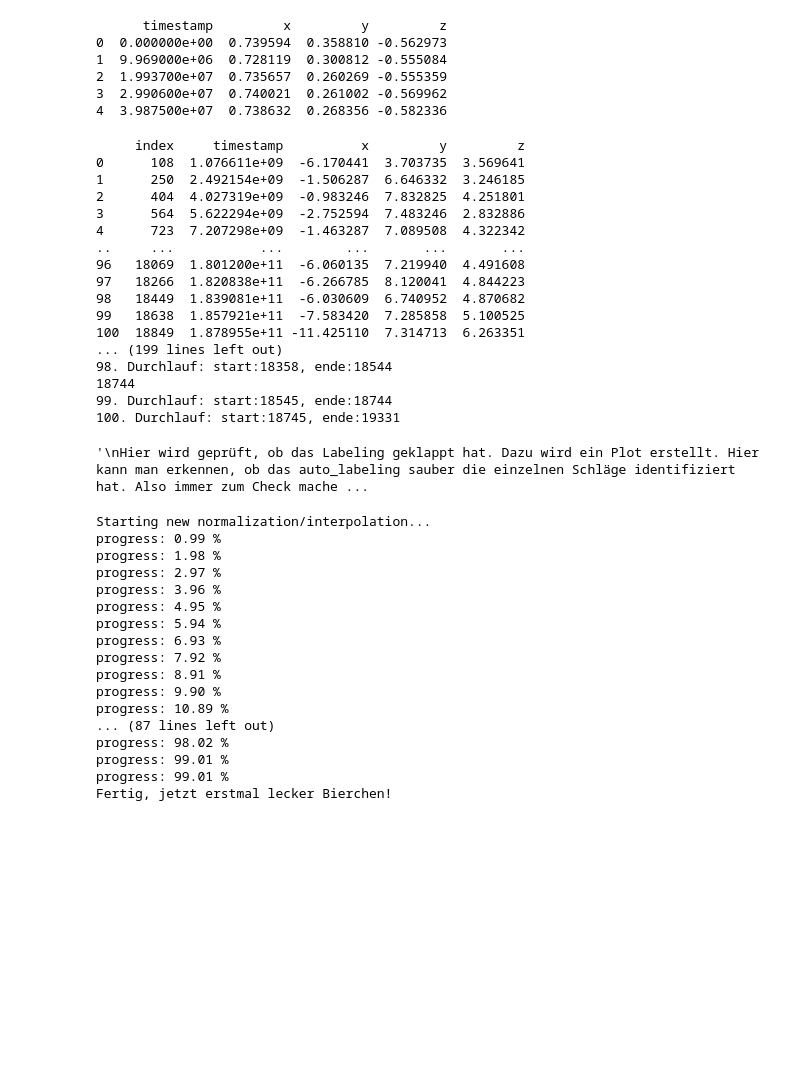
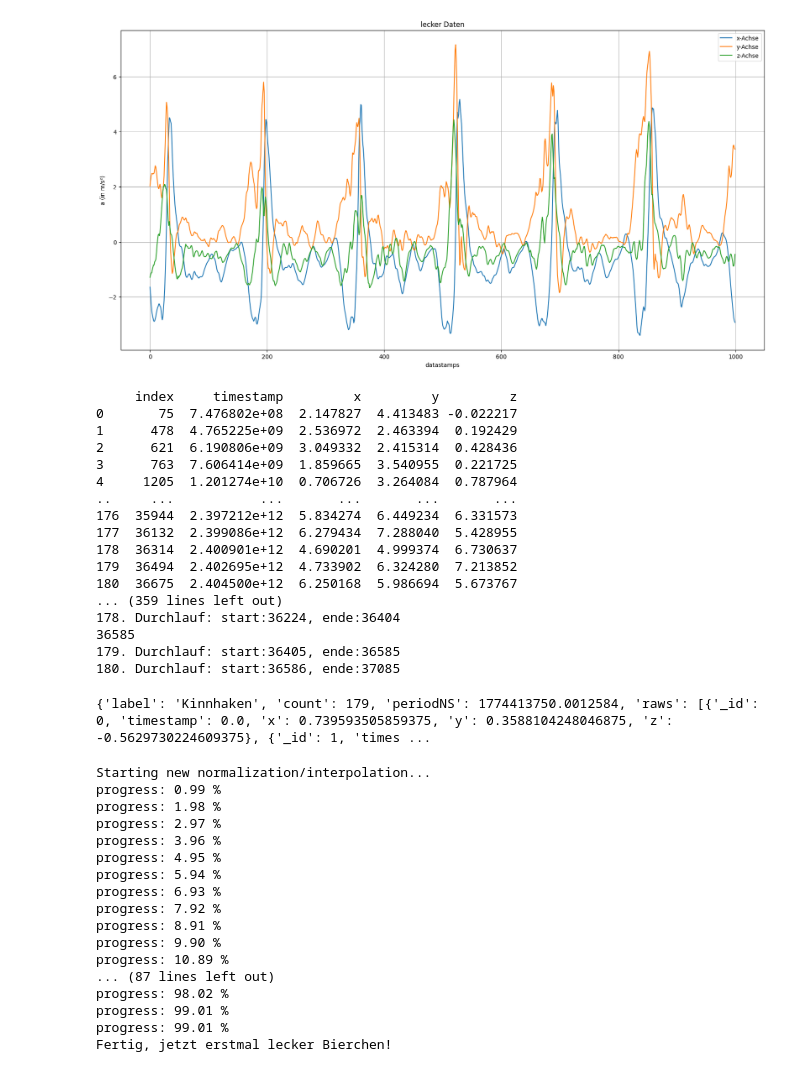
Before and after one commit to lalul335/Boxschlag-Klassifikation, a Jupyter notebook: preprocessing.ipynb, the cells around one changed output. Cells and saved outputs as stored; diff of their text form; code cells hidden in the pictures; blank space fills up the shorter version.

```diff
--- a/preprocessing.ipynb
+++ b/preprocessing.ipynb
@@ -5,50 +12,53 @@ import data_preprocessing
 """
 Das Einlesen von Beschleunigungsdaten funktioniert gut. Der Code zum Einlesen von Gyroscopdaten muss noch dementsprechend angepasst werden.
 """
-data = data_preprocessing.extract_accelerometer_data(r'C:\Users\Raoul\Documents\GitHub\Boxschlag-Klassifikation\data\Max_Kinnhacken.csv')
+# Mac Raoul
+data_Ger_Acc = data_preprocessing.extract_accelerometer_data(r'/Users/raouldoublan/Documents/GitHub/Boxschlag-Klassifikation/data/Max_Gerade.csv', 250)
+data_Kopf_Acc = data_preprocessing.extract_accelerometer_data(r'/Users/raouldoublan/Documents/GitHub/Boxschlag-Klassifikation/data/Max_Kopfhacken.csv')
+data_Kinn_Acc = data_preprocessing.extract_accelerometer_data(r'/Users/raouldoublan/Documents/GitHub/Boxschlag-Klassifikation/data/Max_Kinnhacken.csv')
+# Tower PC Raoul
+#data = data_preprocessing.extract_accelerometer_data(r'C:\Users\Raoul\Documents\GitHub\Boxschlag-Klassifikation\data\Max_Kinnhacken.csv')
 # %%
 # hier ein Blick auf die Daten
-print(data.head())
+data_preprocessing.plot_ds(data_Ger_Acc[20000:21000])
 # %% [output]
-      timestamp         x         y         z
-0  0.000000e+00  0.739594  0.358810 -0.562973
-1  9.969000e+06  0.728119  0.300812 -0.555084
-2  1.993700e+07  0.735657  0.260269 -0.555359
-3  2.990600e+07  0.740021  0.261002 -0.569962
-4  3.987500e+07  0.738632  0.268356 -0.582336
+[figure, added]
 # %%
 # autolabeling
 """
 Für jeden Datensatz von den Sätzen mit hundert mal den kann jetzt einfach automatisch gelabeled werden. Man muss nur ggf. an den Parametern schrauben und am Anfang und Ende der Daten was abschneiden (data[550:] z.B.). Schaut gerne auch nochmal im Genaueren auf die Funktionsweise von autolabel. In kurz werden Hochpunkte im Datensatz identifiziert, um so die einzelnen Schläge als Dictionary in einer Liste zu speichern.
 """
-labeled_data = data_preprocessing.auto_labeling(data,  3, 140, 'Kinnhaken')
+labeled_data = data_preprocessing.auto_labeling(data_Ger_Acc,  2, 140, 'Gerade')
 # %% [output]
-     index     timestamp          x         y         z
-0      108  1.076611e+09  -6.170441  3.703735  3.569641
-1      250  2.492154e+09  -1.506287  6.646332  3.246185
-2      404  4.027319e+09  -0.983246  7.832825  4.251801
-3      564  5.622294e+09  -2.752594  7.483246  2.832886
-4      723  7.207298e+09  -1.463287  7.089508  4.322342
-..     ...           ...        ...       ...       ...
-96   18069  1.801200e+11  -6.060135  7.219940  4.491608
-97   18266  1.820838e+11  -6.266785  8.120041  4.844223
-98   18449  1.839081e+11  -6.030609  6.740952  4.870682
-99   18638  1.857921e+11  -7.583420  7.285858  5.100525
-100  18849  1.878955e+11 -11.425110  7.314713  6.263351
-... (199 lines left out)
-98. Durchlauf: start:18358, ende:18544
-18744
-99. Durchlauf: start:18545, ende:18744
-100. Durchlauf: start:18745, ende:19331
+     index     timestamp         x         y         z
+0       75  7.476802e+08  2.147827  4.413483 -0.022217
+1      478  4.765225e+09  2.536972  2.463394  0.192429
+2      621  6.190806e+09  3.049332  2.415314  0.428436
+3      763  7.606414e+09  1.859665  3.540955  0.221725
+4     1205  1.201274e+10  0.706726  3.264084  0.787964
+..     ...           ...       ...       ...       ...
+176  35944  2.397212e+12  5.834274  6.449234  6.331573
+177  36132  2.399086e+12  6.279434  7.288040  5.428955
+178  36314  2.400901e+12  4.690201  4.999374  6.730637
+179  36494  2.402695e+12  4.733902  6.324280  7.213852
+180  36675  2.404500e+12  6.250168  5.986694  5.673767
+... (359 lines left out)
+178. Durchlauf: start:36224, ende:36404
+36585
+179. Durchlauf: start:36405, ende:36585
+180. Durchlauf: start:36586, ende:37085
+# %%
+print(labeled_data[0])
+# %% [output]
+{'label': 'Kinnhaken', 'count': 179, 'periodNS': 1774413750.0012584, 'raws': [{'_id': 0, 'timestamp': 0.0, 'x': 0.739593505859375, 'y': 0.3588104248046875, 'z': -0.5629730224609375}, {'_id': 1, 'times ...
 # %%
 # Prüfung ob labeling geklappt hat
 """
 Hier wird geprüft, ob das Labeling geklappt hat. Dazu wird ein Plot erstellt. Hier kann man erkennen, ob das auto_labeling sauber die einzelnen Schläge identifiziert hat. Also immer zum Check machen!!
 """
-#for i in range(0, len(labeled_data)):
-    #data_preprocessing.plot_ds_element(labeled_data[i])
+data_preprocessing.plot_ds_element(labeled_data[1])
+for i in range(0, len(labeled_data)):
+    data_preprocessing.plot_ds_element(labeled_data[i])
-# %% [output]
-'\nHier wird geprüft, ob das Labeling geklappt hat. Dazu wird ein Plot erstellt. Hier kann man erkennen, ob das auto_labeling sauber die einzelnen Schläge identifiziert hat. Also immer zum Check mache ...
 # %%
 # Normalisierung der Daten
 """
```
Also changed, not shown: parts of 4 cells of this notebook, 3 other files.
